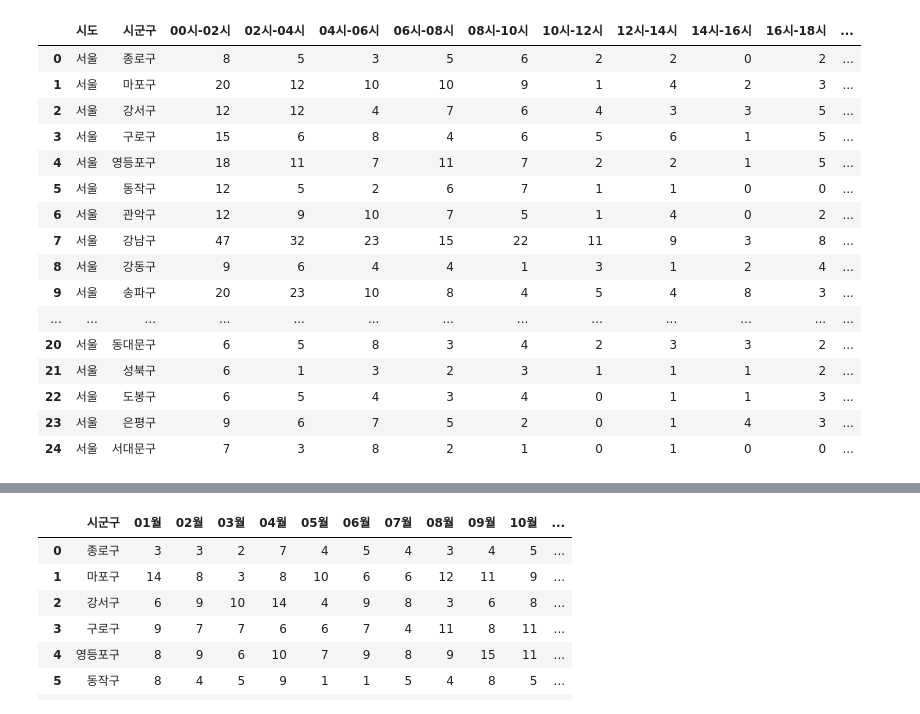
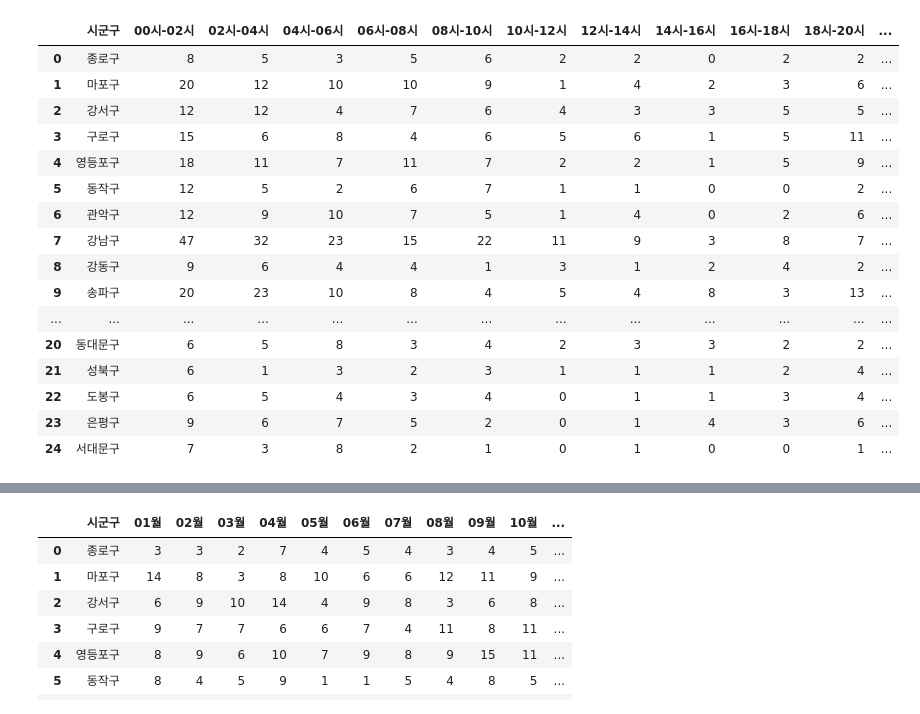
Before and after one commit to Yuu-Yur/DDProject, a Jupyter notebook: DDdataPreProcessing.ipynb, the cells around one changed output, grey strips where cells are left out. Drawn from its saved outputs; the diff is of its cells as text; code cells hidden in the pictures.

```diff
--- a/DDdataPreProcessing.ipynb
+++ b/DDdataPreProcessing.ipynb
@@ -8,34 +9,34 @@ import json
 # %%
 
 # 첫 번째 행을 컬럼으로 설정하여 .xls 파일을 읽기
-df1 = pd.read_excel('서울_구별_시간대별_음주운전.xls', header=1)
+df1 = pd.read_excel('./data/서울_구별_시간대별_음주운전.xls', header=1)
 df1 = df1[:25]
 df1.replace('-',0,inplace=True)
 df1 = df1.astype({col: 'int' for col in df1.columns[2:]})
 
-df1.to_csv('서울_구별_시간대별_음주운전.csv', index=False, encoding='utf-8')
-for i in range(0,25):
-    df1.loc[i, '계'] = df1.iloc[i, 2:].sum()
 df1 = df1.astype({col: 'int' for col in df1.columns[2:]})
+df1.drop(df1.columns[0], axis=1, inplace=True)
+df1.to_csv('./result/서울_구별_시간대별_음주운전.csv', index=False, encoding='utf-8')
+df1['계'] = df1.drop(df1.columns[0], axis=1).sum(axis=1)
 df1
 # %% [output]
-|  | 시도 | 시군구 | 00시-02시 | 02시-04시 | 04시-06시 | 06시-08시 | 08시-10시 | 10시-12시 | 12시-14시 | 14시-16시 | 16시-18시 | ... |
-| 0 | 서울 | 종로구 | 8 | 5 | 3 | 5 | 6 | 2 | 2 | 0 | 2 | ... |
-| 1 | 서울 | 마포구 | 20 | 12 | 10 | 10 | 9 | 1 | 4 | 2 | 3 | ... |
-| 2 | 서울 | 강서구 | 12 | 12 | 4 | 7 | 6 | 4 | 3 | 3 | 5 | ... |
-| 3 | 서울 | 구로구 | 15 | 6 | 8 | 4 | 6 | 5 | 6 | 1 | 5 | ... |
-| 4 | 서울 | 영등포구 | 18 | 11 | 7 | 11 | 7 | 2 | 2 | 1 | 5 | ... |
-| 5 | 서울 | 동작구 | 12 | 5 | 2 | 6 | 7 | 1 | 1 | 0 | 0 | ... |
-| 6 | 서울 | 관악구 | 12 | 9 | 10 | 7 | 5 | 1 | 4 | 0 | 2 | ... |
-| 7 | 서울 | 강남구 | 47 | 32 | 23 | 15 | 22 | 11 | 9 | 3 | 8 | ... |
-| 8 | 서울 | 강동구 | 9 | 6 | 4 | 4 | 1 | 3 | 1 | 2 | 4 | ... |
-| 9 | 서울 | 송파구 | 20 | 23 | 10 | 8 | 4 | 5 | 4 | 8 | 3 | ... |
+|  | 시군구 | 00시-02시 | 02시-04시 | 04시-06시 | 06시-08시 | 08시-10시 | 10시-12시 | 12시-14시 | 14시-16시 | 16시-18시 | 18시-20시 | ... |
+| 0 | 종로구 | 8 | 5 | 3 | 5 | 6 | 2 | 2 | 0 | 2 | 2 | ... |
+| 1 | 마포구 | 20 | 12 | 10 | 10 | 9 | 1 | 4 | 2 | 3 | 6 | ... |
+| 2 | 강서구 | 12 | 12 | 4 | 7 | 6 | 4 | 3 | 3 | 5 | 5 | ... |
+| 3 | 구로구 | 15 | 6 | 8 | 4 | 6 | 5 | 6 | 1 | 5 | 11 | ... |
+| 4 | 영등포구 | 18 | 11 | 7 | 11 | 7 | 2 | 2 | 1 | 5 | 9 | ... |
+| 5 | 동작구 | 12 | 5 | 2 | 6 | 7 | 1 | 1 | 0 | 0 | 2 | ... |
+| 6 | 관악구 | 12 | 9 | 10 | 7 | 5 | 1 | 4 | 0 | 2 | 6 | ... |
+| 7 | 강남구 | 47 | 32 | 23 | 15 | 22 | 11 | 9 | 3 | 8 | 7 | ... |
+| 8 | 강동구 | 9 | 6 | 4 | 4 | 1 | 3 | 1 | 2 | 4 | 2 | ... |
+| 9 | 송파구 | 20 | 23 | 10 | 8 | 4 | 5 | 4 | 8 | 3 | 13 | ... |
 | ... | ... | ... | ... | ... | ... | ... | ... | ... | ... | ... | ... | ... |
-| 20 | 서울 | 동대문구 | 6 | 5 | 8 | 3 | 4 | 2 | 3 | 3 | 2 | ... |
-| 21 | 서울 | 성북구 | 6 | 1 | 3 | 2 | 3 | 1 | 1 | 1 | 2 | ... |
-| 22 | 서울 | 도봉구 | 6 | 5 | 4 | 3 | 4 | 0 | 1 | 1 | 3 | ... |
-| 23 | 서울 | 은평구 | 9 | 6 | 7 | 5 | 2 | 0 | 1 | 4 | 3 | ... |
-| 24 | 서울 | 서대문구 | 7 | 3 | 8 | 2 | 1 | 0 | 1 | 0 | 0 | ... |
+| 20 | 동대문구 | 6 | 5 | 8 | 3 | 4 | 2 | 3 | 3 | 2 | 2 | ... |
+| 21 | 성북구 | 6 | 1 | 3 | 2 | 3 | 1 | 1 | 1 | 2 | 4 | ... |
+| 22 | 도봉구 | 6 | 5 | 4 | 3 | 4 | 0 | 1 | 1 | 3 | 4 | ... |
+| 23 | 은평구 | 9 | 6 | 7 | 5 | 2 | 0 | 1 | 4 | 3 | 6 | ... |
+| 24 | 서대문구 | 7 | 3 | 8 | 2 | 1 | 0 | 1 | 0 | 0 | 1 | ... |
 # %%
 
 # 첫 번째 행을 컬럼으로 설정하여 .xls 파일을 읽기
```
Also changed, not shown: parts of 13 cells of this notebook, 3 other files.
